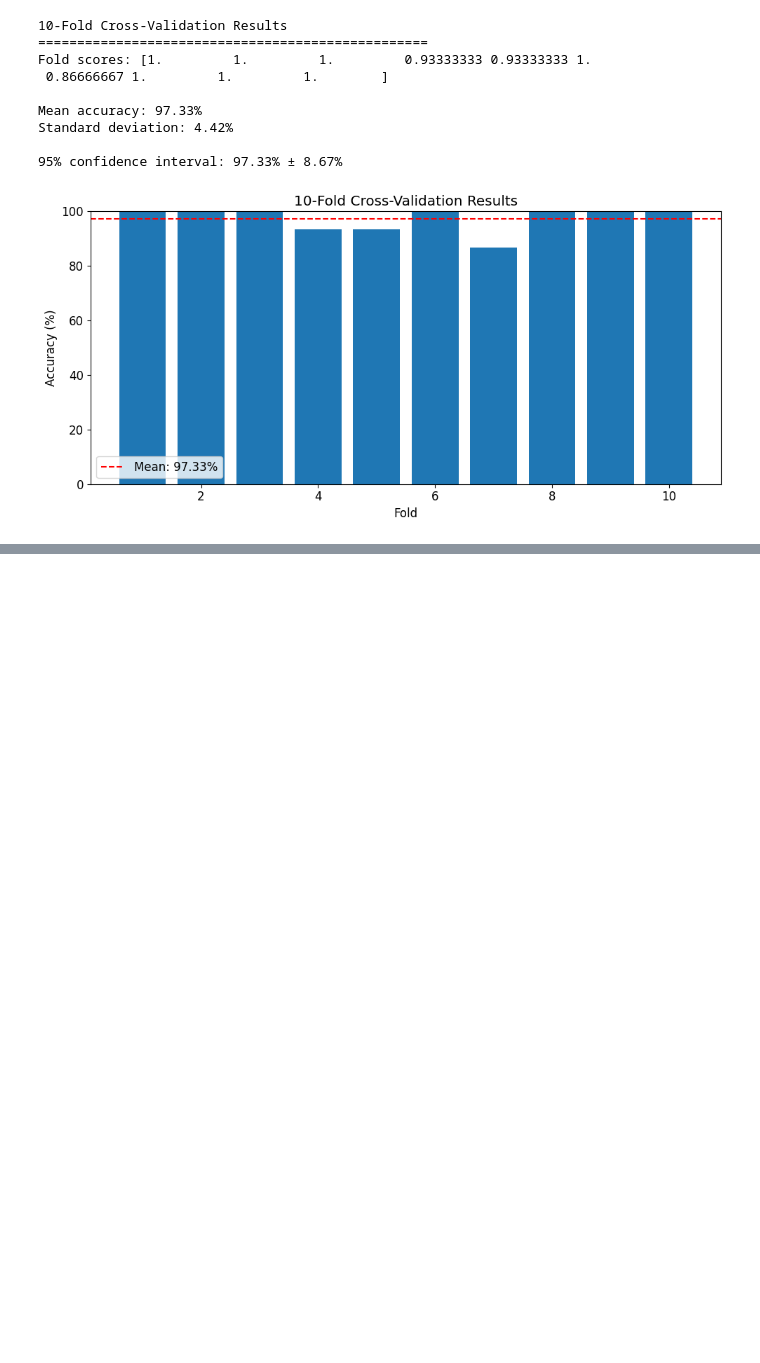
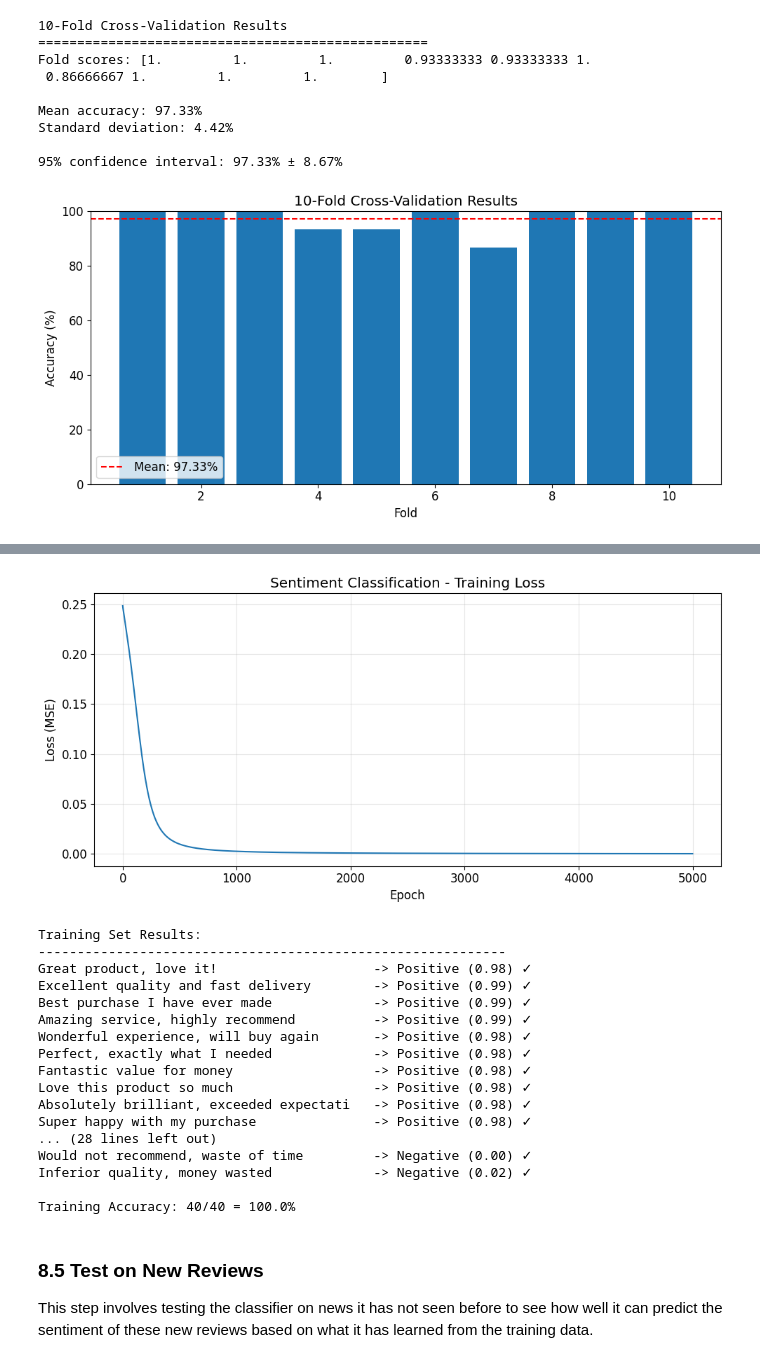
Before and after one commit to eoinocathasaigh/Artificial-Intelligence-Labs, a Jupyter notebook: Lab 2/Lab2.ipynb, the cells around one changed output, grey strips where cells are left out. Saved outputs shown, nothing was run; the diff lists cells and outputs as text; code cells hidden in the pictures; blank space fills up the shorter version.

Commit message:
Completed Remaining parts of the lab - need to go over things again and add more comments for myself to understand

```diff
--- a/Lab 2/Lab2.ipynb
+++ b/Lab 2/Lab2.ipynb
@@ -667,0 +845,45 @@ Standard deviation: 4.42%
+# %%
+# Create feature matrix
+vector_size = 200 # Larger for better separation
+X_text = np.array([text_to_vector(text, vector_size, n=2) for text, _ in reviews])
+y_text = np.array([label for _, label in reviews]).reshape(-1, 1)
+print(f"Feature matrix shape: {X_text.shape}")
+print(f"Labels shape: {y_text.shape}")
+# Train MLP
+np.random.seed(42)
+# Create MLP with: vector_size inputs, 32 hidden neurons, 1 output, learning rate = 1.0
+# TODO: add code here to create MLP (our "from-scratch" MLP)
+## Hint: see Exercise 2
+mlp_text = MLP(n_inputs=vector_size, n_hidden=32, n_outputs=1, learning_rate=1.0)
+
+print("\nTraining MLP for sentiment classification...")
+# Train MLP with 5000 epochs
+# TODO: add code here to train MLP
+## Hint: see Exercise 2
+losses_text = mlp_text.train(X_text, y_text, epochs=5000, verbose=True)
+
+# Plot training loss
+plt.figure(figsize=(10, 5))
+plt.plot(losses_text)
+plt.xlabel('Epoch')
+plt.ylabel('Loss (MSE)')
+plt.title('Sentiment Classification - Training Loss')
+plt.grid(True, alpha=0.3)
+plt.tight_layout()
+plt.show()
+
+# Evaluate on training data
+print("\nTraining Set Results:")
+print("-" * 60)
+correct = 0
+for (text, label), x in zip(reviews, X_text):
+    output = mlp_text.forward(x.reshape(1, -1))[0, 0]
+    pred = 1 if output >= 0.5 else 0
+    if pred == label:
+        correct += 1
+    sentiment = "Positive" if pred == 1 else "Negative"
+    mark = "✓" if pred == label else "✗"
+    print(f"{text[:40]:<42} -> {sentiment} ({output:.2f}) {mark}")
+
+print(f"\nTraining Accuracy: {correct}/{len(reviews)} = {correct/len(reviews)*100:.1f}%")
+# %% [output]
@@ -667,0 +907,21 @@ Standard deviation: 4.42%
+[figure, added]
+Training Set Results:
+------------------------------------------------------------
+Great product, love it!                    -> Positive (0.98) ✓
+Excellent quality and fast delivery        -> Positive (0.99) ✓
+Best purchase I have ever made             -> Positive (0.99) ✓
+Amazing service, highly recommend          -> Positive (0.99) ✓
+Wonderful experience, will buy again       -> Positive (0.98) ✓
+Perfect, exactly what I needed             -> Positive (0.98) ✓
+Fantastic value for money                  -> Positive (0.98) ✓
+Love this product so much                  -> Positive (0.98) ✓
+Absolutely brilliant, exceeded expectati   -> Positive (0.98) ✓
+Super happy with my purchase               -> Positive (0.98) ✓
+... (28 lines left out)
+Would not recommend, waste of time         -> Negative (0.00) ✓
+Inferior quality, money wasted             -> Negative (0.02) ✓
+
+Training Accuracy: 40/40 = 100.0%
+# %% [markdown]
+### 8.5 Test on New Reviews
+This step involves testing the classifier on news it has not seen before to see how well it can predict the sentiment of these new reviews based on what it has learned from the training data.
```
Also changed, not shown: parts of 24 cells of this notebook, 3 other files.
